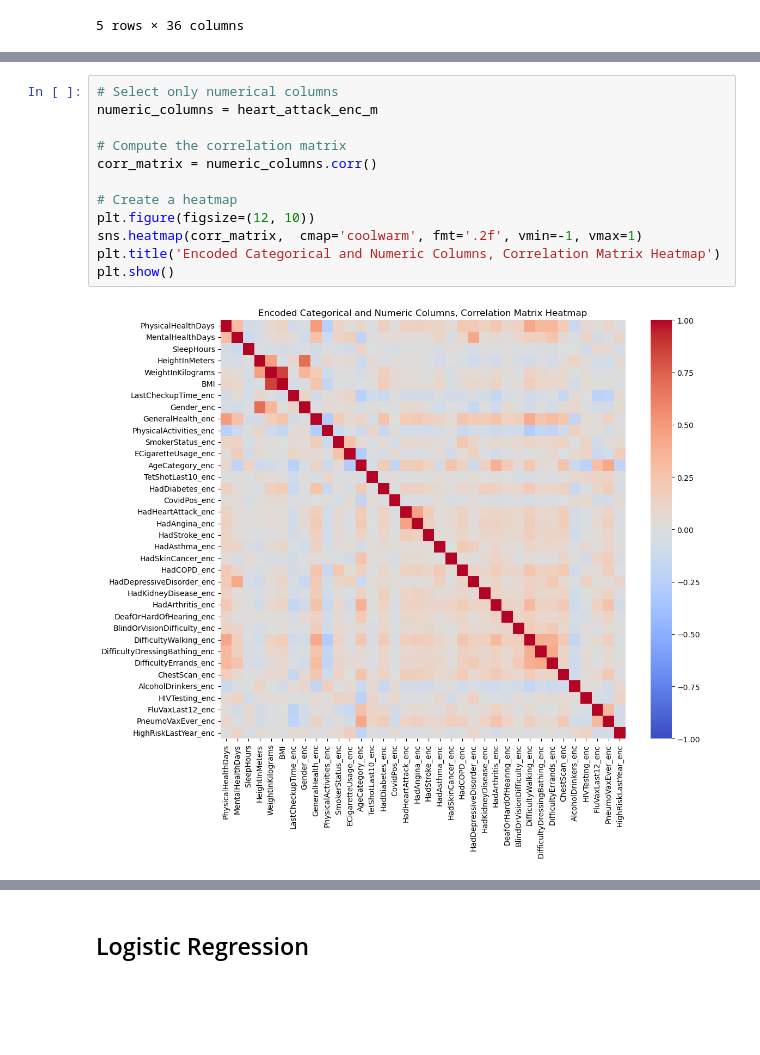
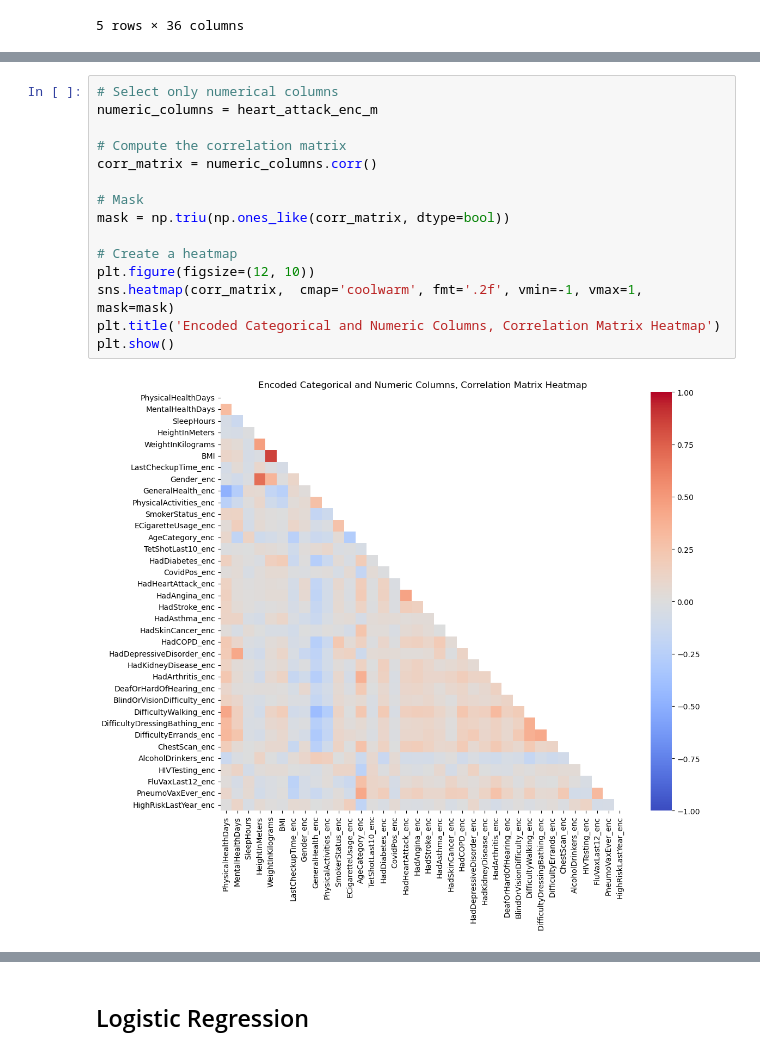
Before and after one commit to Stefan-George/Heart-Attack-Indicators, a Jupyter notebook: notebooks/04-modelling.ipynb, the cells around one changed output, grey strips where cells are left out. Cells and saved outputs as stored; diff of their text form; blank space fills up the shorter version.

```diff
--- a/notebooks/04-modelling.ipynb
+++ b/notebooks/04-modelling.ipynb
@@ -55,14 +86,17 @@ heart_attack_enc_m.head()
 # %%
 # Select only numerical columns
 numeric_columns = heart_attack_enc_m
 
 # Compute the correlation matrix
 corr_matrix = numeric_columns.corr()
 
+# Mask
+mask = np.triu(np.ones_like(corr_matrix, dtype=bool))
+
 # Create a heatmap
 plt.figure(figsize=(12, 10))
-sns.heatmap(corr_matrix,  cmap='coolwarm', fmt='.2f', vmin=-1, vmax=1)
+sns.heatmap(corr_matrix,  cmap='coolwarm', fmt='.2f', vmin=-1, vmax=1, mask=mask)
 plt.title('Encoded Categorical and Numeric Columns, Correlation Matrix Heatmap')
 plt.show()
 # %% [output]
-[figure, old version]
+[figure, new version]
```
Also changed, not shown: parts of 94 cells of this notebook.
